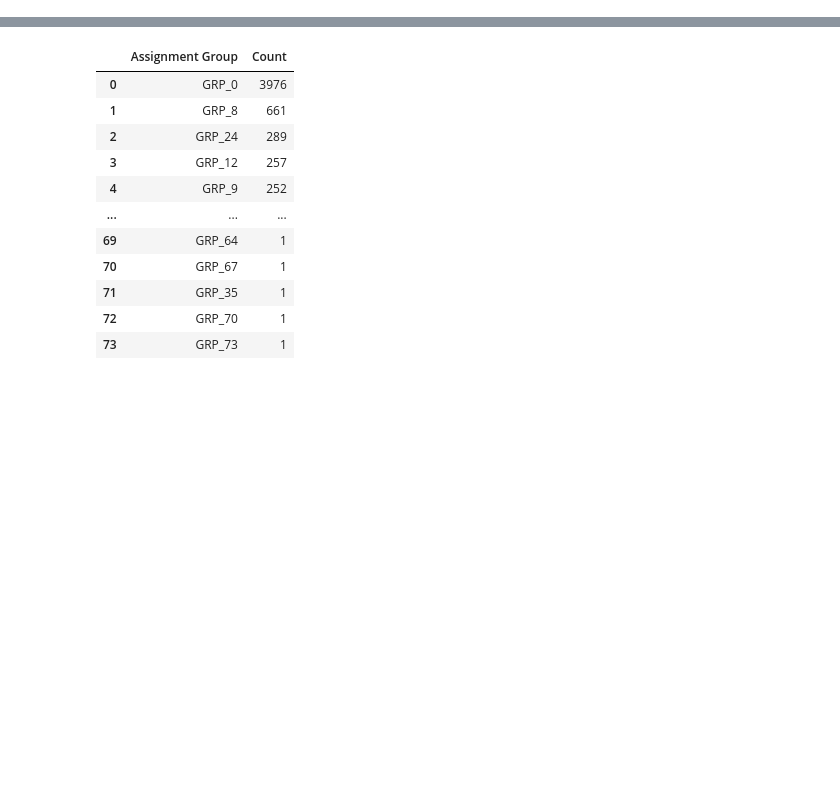
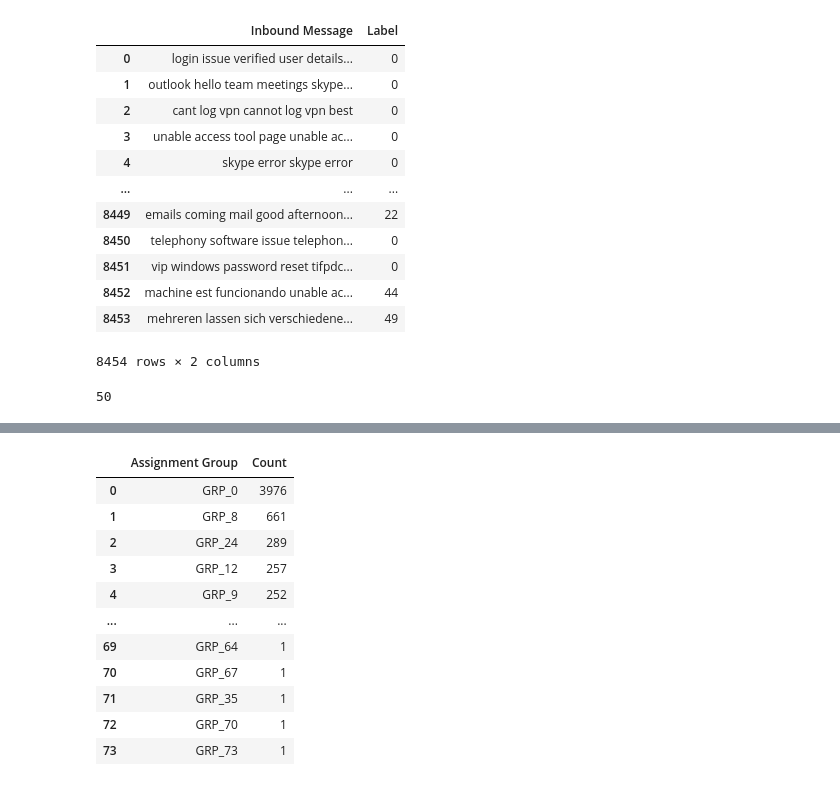
Before and after one commit to shih-yang-young/aiops, a Jupyter notebook: src/data_analysis.ipynb, the cells around one changed output, grey strips where cells are left out. Cells and saved outputs as stored; diff of their text form; code cells hidden in the pictures; blank space fills up the shorter version.

```diff
--- a/src/data_analysis.ipynb
+++ b/src/data_analysis.ipynb
@@ -0,0 +1,22 @@
+# %%
+import pandas as pd
+open_source_8454 = pd.read_csv("../data/open_source_8454_combine_short_description.csv") ## 舊名 IT-Ticket-Classification.xlsx
+open_source_8454
+# %% [output]
+|  | Inbound Message | Label |
+| 0 | login issue verified user details... | 0 |
+| 1 | outlook hello team meetings skype... | 0 |
+| 2 | cant log vpn cannot log vpn best | 0 |
+| 3 | unable access tool page unable ac... | 0 |
+| 4 | skype error skype error | 0 |
+| ... | ... | ... |
+| 8449 | emails coming mail good afternoon... | 22 |
+| 8450 | telephony software issue telephon... | 0 |
+| 8451 | vip windows password reset tifpdc... | 0 |
+| 8452 | machine est funcionando unable ac... | 44 |
+| 8453 | mehreren lassen sich verschiedene... | 49 |
+8454 rows × 2 columns
+# %%
+len(open_source_8454['Label'].unique())
+# %% [output]
+50
```
Also changed, not shown: parts of 2 cells of this notebook, 7 other files.
